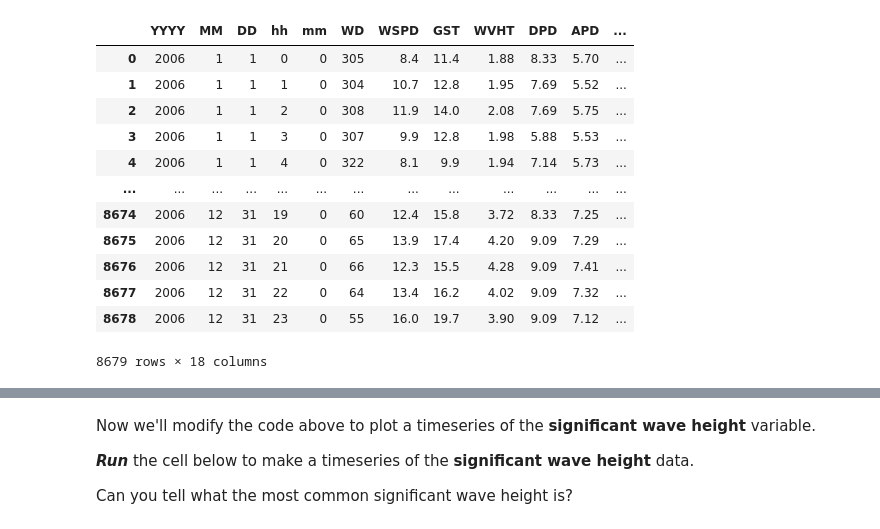
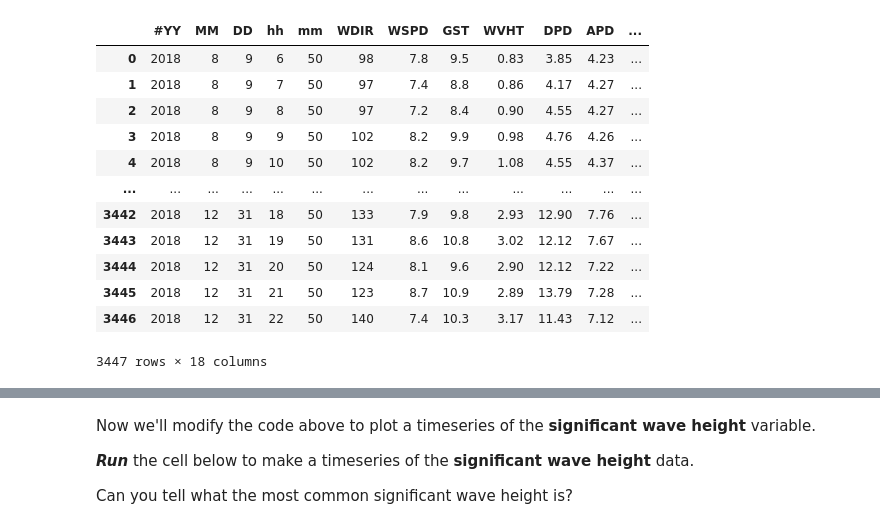
Before and after one commit to mackenziejewell/water-analysis-python-lesson, a Jupyter notebook: content/NDBC_buoy_analysis.ipynb, the cells around one changed output, grey strips where cells are left out. Drawn from its saved outputs; the diff is of its cells as text; code cells hidden in the pictures.

```diff
--- a/content/NDBC_buoy_analysis.ipynb
+++ b/content/NDBC_buoy_analysis.ipynb
@@ -80,21 +146,23 @@ The 2006 file used in this code is stored in the `supp_info` folder of this repo
 # %%
 # specify the name of the text file
-filename = 'NDBC_ID46073_2006.txt'
+filename = 'supp_info/NDBC_ID46073_2018.txt'
 
-# use pandas to read text file into dataframe called 'df_raw'
-df_raw = pd.read_table(filename, delim_whitespace=True, header = [0])
-df_raw
+# use pandas to read text file into dataframe called df
+df = pd.read_table(filename, delim_whitespace=True, header = [0], skiprows=[1])
+
+# typing out df with nothing after it will print it below the cell
+df
 # %% [output]
-|  | YYYY | MM | DD | hh | mm | WD | WSPD | GST | WVHT | DPD | APD | ... |
-| 0 | 2006 | 1 | 1 | 0 | 0 | 305 | 8.4 | 11.4 | 1.88 | 8.33 | 5.70 | ... |
-| 1 | 2006 | 1 | 1 | 1 | 0 | 304 | 10.7 | 12.8 | 1.95 | 7.69 | 5.52 | ... |
-| 2 | 2006 | 1 | 1 | 2 | 0 | 308 | 11.9 | 14.0 | 2.08 | 7.69 | 5.75 | ... |
-| 3 | 2006 | 1 | 1 | 3 | 0 | 307 | 9.9 | 12.8 | 1.98 | 5.88 | 5.53 | ... |
-| 4 | 2006 | 1 | 1 | 4 | 0 | 322 | 8.1 | 9.9 | 1.94 | 7.14 | 5.73 | ... |
+|  | #YY | MM | DD | hh | mm | WDIR | WSPD | GST | WVHT | DPD | APD | ... |
+| 0 | 2018 | 8 | 9 | 6 | 50 | 98 | 7.8 | 9.5 | 0.83 | 3.85 | 4.23 | ... |
+| 1 | 2018 | 8 | 9 | 7 | 50 | 97 | 7.4 | 8.8 | 0.86 | 4.17 | 4.27 | ... |
+| 2 | 2018 | 8 | 9 | 8 | 50 | 97 | 7.2 | 8.4 | 0.90 | 4.55 | 4.27 | ... |
+| 3 | 2018 | 8 | 9 | 9 | 50 | 102 | 8.2 | 9.9 | 0.98 | 4.76 | 4.26 | ... |
+| 4 | 2018 | 8 | 9 | 10 | 50 | 102 | 8.2 | 9.7 | 1.08 | 4.55 | 4.37 | ... |
 | ... | ... | ... | ... | ... | ... | ... | ... | ... | ... | ... | ... | ... |
-| 8674 | 2006 | 12 | 31 | 19 | 0 | 60 | 12.4 | 15.8 | 3.72 | 8.33 | 7.25 | ... |
-| 8675 | 2006 | 12 | 31 | 20 | 0 | 65 | 13.9 | 17.4 | 4.20 | 9.09 | 7.29 | ... |
-| 8676 | 2006 | 12 | 31 | 21 | 0 | 66 | 12.3 | 15.5 | 4.28 | 9.09 | 7.41 | ... |
-| 8677 | 2006 | 12 | 31 | 22 | 0 | 64 | 13.4 | 16.2 | 4.02 | 9.09 | 7.32 | ... |
-| 8678 | 2006 | 12 | 31 | 23 | 0 | 55 | 16.0 | 19.7 | 3.90 | 9.09 | 7.12 | ... |
+| 3442 | 2018 | 12 | 31 | 18 | 50 | 133 | 7.9 | 9.8 | 2.93 | 12.90 | 7.76 | ... |
+| 3443 | 2018 | 12 | 31 | 19 | 50 | 131 | 8.6 | 10.8 | 3.02 | 12.12 | 7.67 | ... |
+| 3444 | 2018 | 12 | 31 | 20 | 50 | 124 | 8.1 | 9.6 | 2.90 | 12.12 | 7.22 | ... |
+| 3445 | 2018 | 12 | 31 | 21 | 50 | 123 | 8.7 | 10.9 | 2.89 | 13.79 | 7.28 | ... |
+| 3446 | 2018 | 12 | 31 | 22 | 50 | 140 | 7.4 | 10.3 | 3.17 | 11.43 | 7.12 | ... |
-8679 rows × 18 columns
+3447 rows × 18 columns
```
Also changed, not shown: parts of 19 cells of this notebook, 1 other file.
